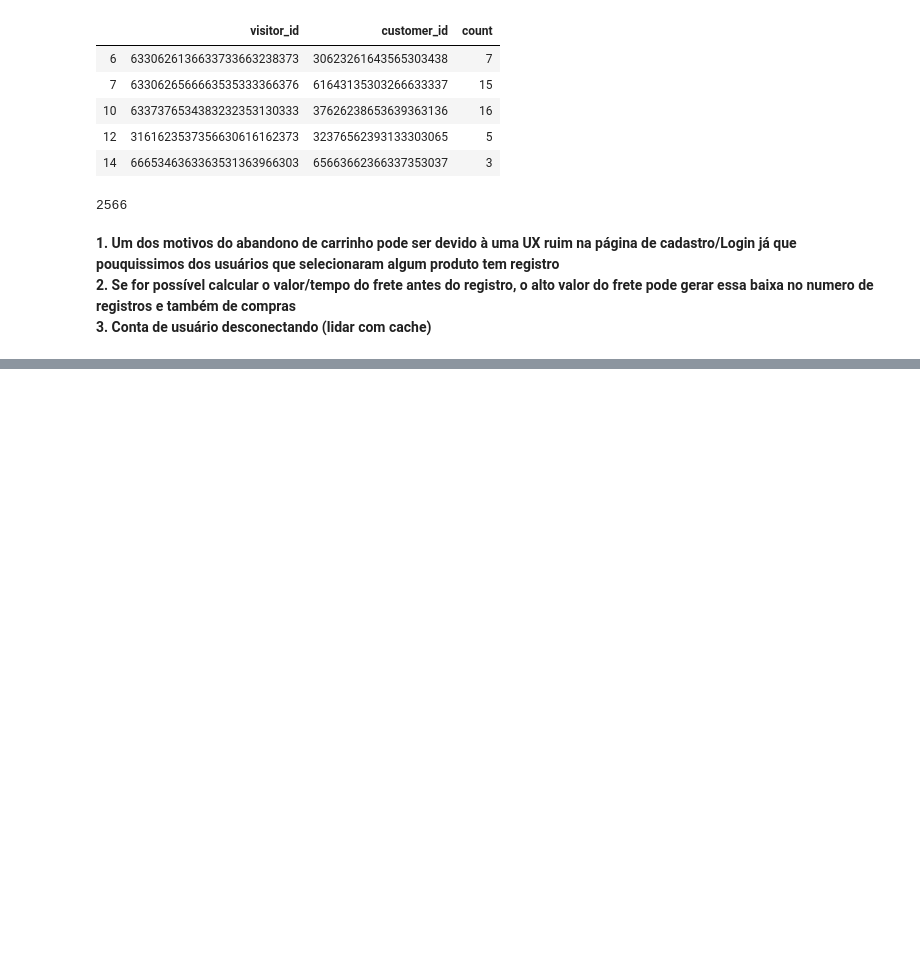
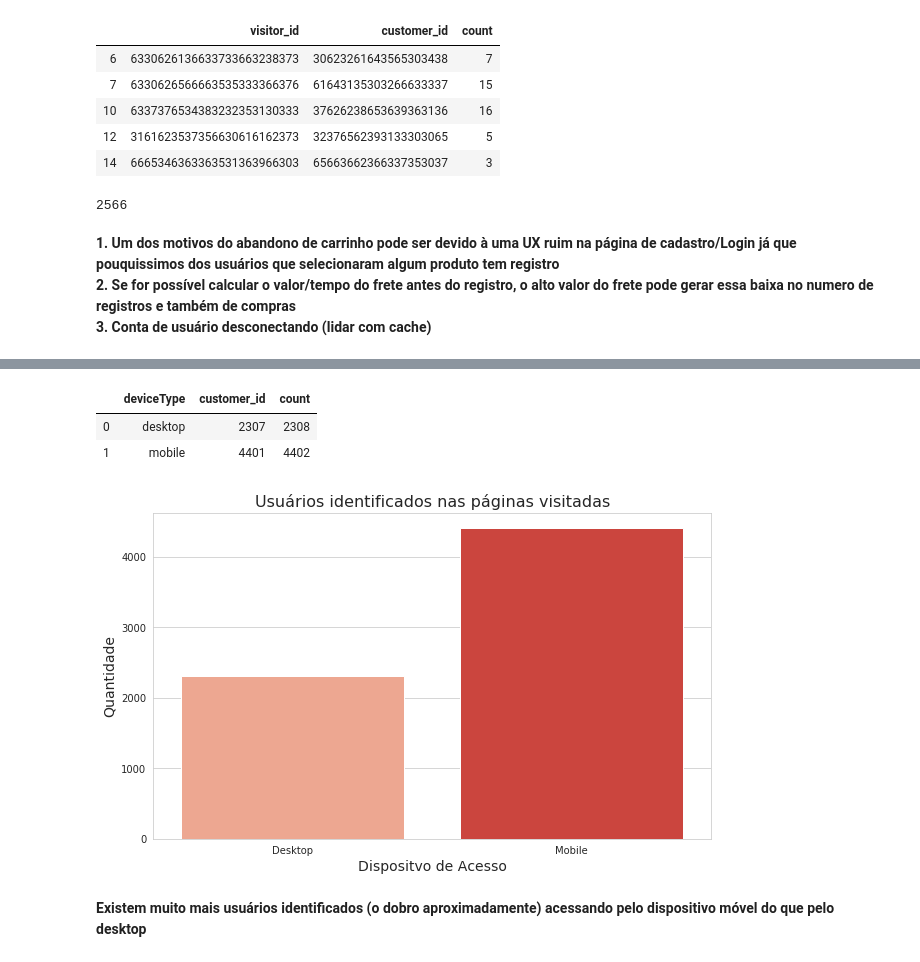
Before and after one commit to vinicvaz/Linx-DataAnalysis, a Jupyter notebook: PageViews.ipynb, the cells around one changed output, grey strips where cells are left out. Drawn from its saved outputs; the diff is of its cells as text; code cells hidden in the pictures; blank space fills up the shorter version.

```diff
--- a/PageViews.ipynb
+++ b/PageViews.ipynb
@@ -5,6 +5,11 @@ findspark.init()
 import pandas as pd
 import numpy as np
 from pyspark.sql.functions import isnan, when, count, col, length, size
+# %%
+import matplotlib.pyplot as plt
+import seaborn as sns
+%matplotlib inline
+sns.set_style('whitegrid')
 # %%
 from pyspark.sql import SparkSession
 
@@ -350,0 +447,5 @@ len(clients_cart)
+# %%
+## Agrupa usuarios identificados e respectivos dispositivos de acesso
+id_users_sp = df.groupby(['customer_id','deviceType']).count()
+# %%
+id_users = id_users_sp.select("*").toPandas()
@@ -350,0 +480,18 @@ len(clients_cart)
+# %%
+id_users.groupby('deviceType').count().reset_index()['customer_id']
+# %% [output]
+|  | deviceType | customer_id | count |
+| 0 | desktop | 2307 | 2308 |
+| 1 | mobile | 4401 | 4402 |
+# %%
+plt.figure(figsize=(10,6))
+ax1 = sns.countplot(x='deviceType',data=id_users, palette='Reds')
+ax1.set_xlabel('Dispositvo de Acesso', fontsize=14)
+ax1.set_ylabel('Quantidade', fontsize=14)
+ax1.set_xticklabels(['Desktop','Mobile'])
+ax1.set_title('Usuários identificados nas páginas visitadas', fontsize=16)
+plt.savefig('./Images/Online/Users-id-count-pageviews.jpg')
+# %% [output]
+[figure, added]
+# %% [markdown]
+**Existem muito mais usuários identificados (o dobro aproximadamente) acessando pelo dispositivo móvel do que pelo desktop**
```
Also changed, not shown: parts of 17 cells of this notebook, 2 other files.
